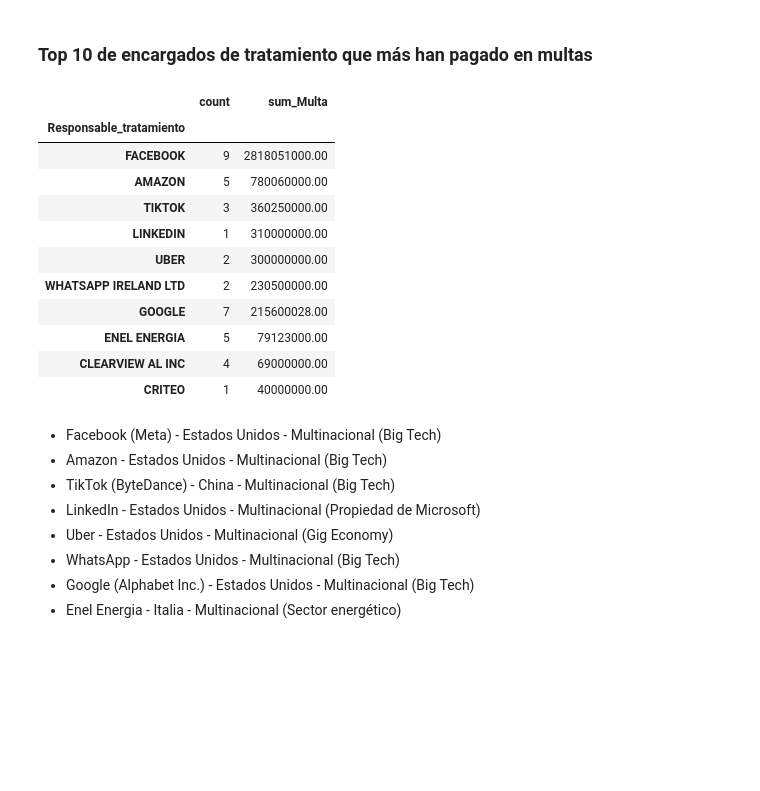
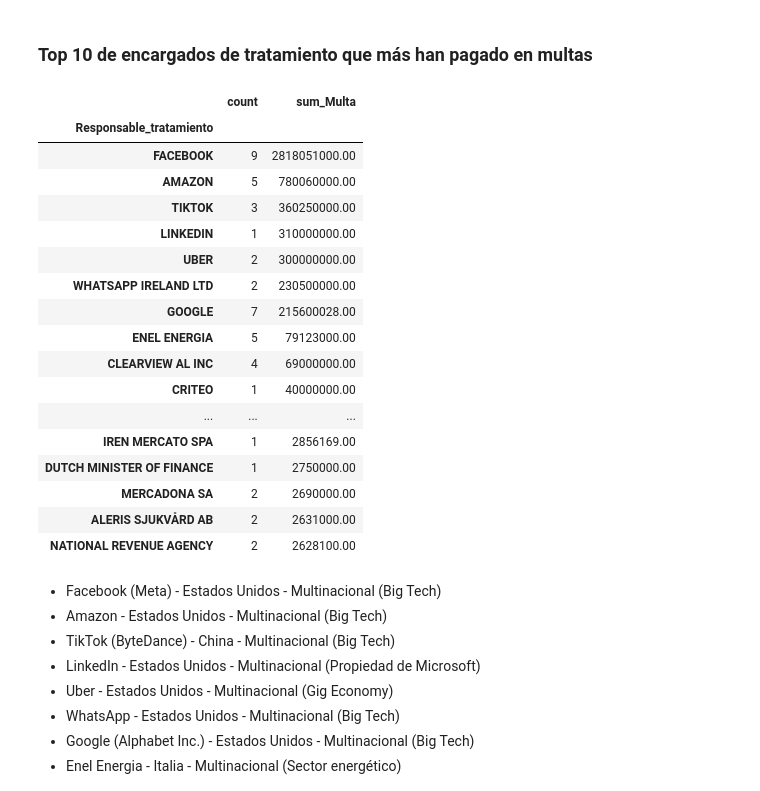
Before and after one commit to MariaJPacheco/RGPD_Fines, a Jupyter notebook: Proyecto.ipynb, the cells around one changed output. Saved outputs shown, nothing was run; the diff lists cells and outputs as text; code cells hidden in the pictures; blank space fills up the shorter version.

```diff
--- a/Proyecto.ipynb
+++ b/Proyecto.ipynb
@@ -112,17 +113,16 @@ dtype: int64
 # Traducimos
 
 traducciones = {
-    'Non-compliance with general data processing principles': 'Incumplimiento de principios generales de procesamiento de datos',
-    'Insufficient technical and organisational measures to ensure information security': 'Medidas técnicas y organizativas insuficientes para garantizar la seguridad de la información',
-    'Insufficient legal basis for data processing': 'Base legal insuficiente para el procesamiento de datos',
-    'Insufficient fulfilment of data subjects rights': 'Cumplimiento insuficiente de los derechos de los interesados',
-    'Insufficient cooperation with supervisory authority': 'Cooperación insuficiente con la autoridad supervisora',
-    'Insufficient fulfilment of information obligations': 'Cumplimiento insuficiente de las obligaciones de información',
-    'Insufficient fulfilment of data breach notification obligations': 'Cumplimiento insuficiente de las obligaciones de notificación de brechas de datos',
+    'Non-compliance with general data processing principles': 'Principios Generales',
+    'Insufficient technical and organisational measures to ensure information security': 'Medidas Insuficientes',
+    'Insufficient legal basis for data processing': 'Base Legal Insuficiente',
+    'Insufficient fulfilment of data subjects rights': 'Derechos de los Interesados',
+    'Insufficient cooperation with supervisory authority': 'Cooperación Insuficiente',
+    'Insufficient fulfilment of information obligations': 'Información Insuficiente',
+    'Insufficient fulfilment of data breach notification obligations': 'Notificación de Brechas',
     'Desconocido': 'Desconocido',
-    'Insufficient involvement of data protection officer': 'Participación insuficiente del delegado de protección de datos',
-    'Insufficient data processing agreement': 'Acuerdo de procesamiento de datos insuficiente'
-}
+    'Insufficient involvement of data protection officer': 'No Participación del DPO',
+    'Insufficient data processing agreement': 'Acuerdo de procesamiento Insuficiente'}
 
 bbdd['Type'] = bbdd['Type'].replace(traducciones)
 
@@ -141,17 +134,0 @@ print(bbdd['Type'].unique())
-# %%
-## Asignamos una abreviación a cada categoría
-
-tipos_incumplimientos = {
-    'Incumplimiento de principios generales de procesamiento de datos': 'Principios Generales',
-    'Medidas técnicas y organizativas insuficientes para garantizar la seguridad de la información': 'Medidas Insuficientes',
-    'Base legal insuficiente para el procesamiento de datos': 'Base Legal Insuficiente',
-    'Cumplimiento insuficiente de los derechos de los interesados': 'Derechos de los Interesados',
-    'Cooperación insuficiente con la autoridad supervisora': 'Cooperación Insuficiente',
-    'Cumplimiento insuficiente de las obligaciones de información': 'Información Insuficiente',
-    'Cumplimiento insuficiente de las obligaciones de notificación de brechas de datos': 'Notificación de Brechas',
-    'Desconocido': 'Desconocido',
-    'Participación insuficiente del delegado de protección de datos': 'No Participación del DPO',
-    'Acuerdo de procesamiento de datos insuficiente': 'Acuerdo de procesamiento Insuficiente'}
-
-bbdd['tipos_incumplimientos'] = bbdd['Type'].map(tipos_incumplimientos).astype(str)
-bbdd.head()
@@ -178,7 +147,7 @@ bbdd.head()
 # %% [markdown]
 ## Traducción del nombre de las columnas
 # %%
-bbdd = bbdd.rename(columns={'ETid': 'Id', 'Country': 'País', 'Date_of_Decision' : 'Año_decision', 'Fine_€': 'Multa', 'ControllerProcessor': 'Responsable_tratamiento', 'tipos_incumplimientos': 'Tipo_incumplimiento'})
+bbdd = bbdd.rename(columns={'ETid': 'Id', 'Country': 'País', 'Date_of_Decision' : 'Año_decision', 'Fine_€': 'Multa', 'ControllerProcessor': 'Responsable_tratamiento', 'Type': 'Tipo_incumplimiento'})
 bbdd.info()
 # %% [output]
 <class 'pandas.core.frame.DataFrame'>
@@ -286,23 +270,29 @@ conteo_reincidentes3.head()
 # %%
 Suma_multas = bbdd[bbdd['Multa'].notna()]
 Suma_multas = Suma_multas.groupby('Responsable_tratamiento').agg(count=('Id', 'nunique'), sum_Multa=('Multa', 'sum')).sort_values(by='sum_Multa', ascending=False)
-top_mas_sum = Suma_multas.head(10)
+top_mas_sum = Suma_multas.head(50)
 top_mas_sum = pd.DataFrame(top_mas_sum)
 lista_nombres = top_mas_sum.index.tolist()
 top_mas_sum
 # %% [output]
 |  | count | sum_Multa |
 | Responsable_tratamiento |  |  |
 | FACEBOOK | 9 | 2818051000.00 |
 | AMAZON | 5 | 780060000.00 |
 | TIKTOK | 3 | 360250000.00 |
 | LINKEDIN | 1 | 310000000.00 |
 | UBER | 2 | 300000000.00 |
 | WHATSAPP IRELAND LTD | 2 | 230500000.00 |
 | GOOGLE | 7 | 215600028.00 |
 | ENEL ENERGIA | 5 | 79123000.00 |
 | CLEARVIEW AL INC | 4 | 69000000.00 |
 | CRITEO | 1 | 40000000.00 |
+| ... | ... | ... |
+| IREN MERCATO SPA | 1 | 2856169.00 |
+| DUTCH MINISTER OF FINANCE | 1 | 2750000.00 |
+| MERCADONA SA | 2 | 2690000.00 |
+| ALERIS SJUKVÅRD AB | 2 | 2631000.00 |
+| NATIONAL REVENUE AGENCY | 2 | 2628100.00 |
 # %% [markdown]
 - Facebook (Meta) -	Estados Unidos	- Multinacional (Big Tech)
 - Amazon -	Estados Unidos	- Multinacional (Big Tech)
```
Also changed, not shown: parts of 10 cells of this notebook.
